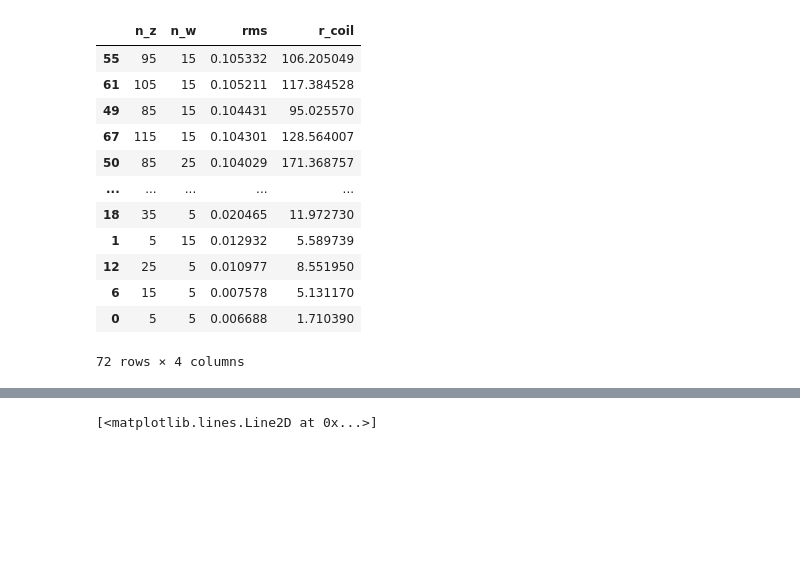
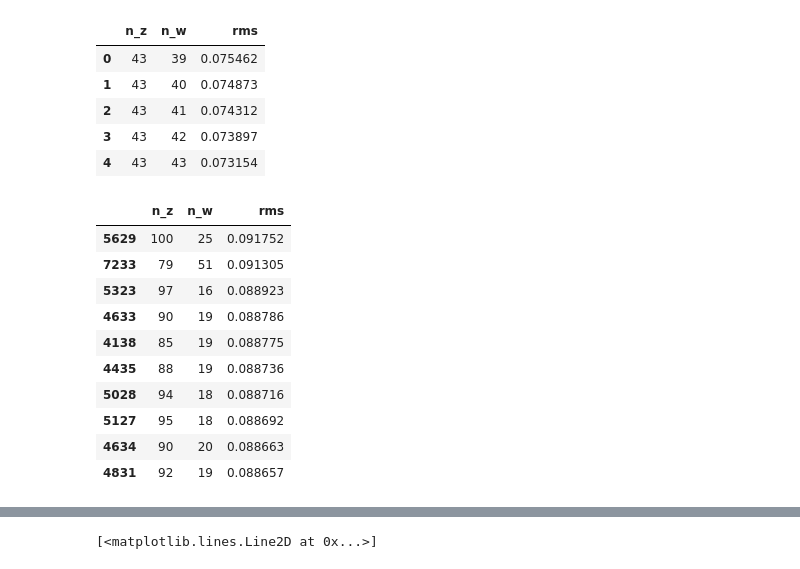
Before and after one commit to mnicstruwig/FlexibleFluxSimulator, a Jupyter notebook: experiments/2020-10-17-Optimization-test.ipynb, the cells around one changed output, grey strips where cells are left out. Drawn from its saved outputs; the diff is of its cells as text; code cells hidden in the pictures; blank space fills up the shorter version.

Commit message:
Iterate on optimization experiment

```diff
--- a/experiments/2020-10-17-Optimization-test.ipynb
+++ b/experiments/2020-10-17-Optimization-test.ipynb
@@ -241,16 +344,24 @@ df.head()
+# %%
+df_1c1m = pq.read_table('1c1m_test_optimization.parquet').to_pandas()
+df_2c1m = pq.read_table('2c1m_test_optimization.parquet').to_pandas()
+# %% [output]
+|  | n_z | n_w | rms |
+| 0 | 43 | 39 | 0.075462 |
+| 1 | 43 | 40 | 0.074873 |
+| 2 | 43 | 41 | 0.074312 |
+| 3 | 43 | 42 | 0.073897 |
+| 4 | 43 | 43 | 0.073154 |
 # %%
-df.sort_values(by='rms', ascending=False)
+df_1c1m.sort_values(by='rms', ascending=False).head(10)
 # %% [output]
-|  | n_z | n_w | rms | r_coil |
-| 55 | 95 | 15 | 0.105332 | 106.205049 |
-| 61 | 105 | 15 | 0.105211 | 117.384528 |
-| 49 | 85 | 15 | 0.104431 | 95.025570 |
-| 67 | 115 | 15 | 0.104301 | 128.564007 |
-| 50 | 85 | 25 | 0.104029 | 171.368757 |
-| ... | ... | ... | ... | ... |
-| 18 | 35 | 5 | 0.020465 | 11.972730 |
-| 1 | 5 | 15 | 0.012932 | 5.589739 |
-| 12 | 25 | 5 | 0.010977 | 8.551950 |
-| 6 | 15 | 5 | 0.007578 | 5.131170 |
-| 0 | 5 | 5 | 0.006688 | 1.710390 |
+|  | n_z | n_w | rms |
+| 5629 | 100 | 25 | 0.091752 |
+| 7233 | 79 | 51 | 0.091305 |
+| 5323 | 97 | 16 | 0.088923 |
+| 4633 | 90 | 19 | 0.088786 |
+| 4138 | 85 | 19 | 0.088775 |
+| 4435 | 88 | 19 | 0.088736 |
+| 5028 | 94 | 18 | 0.088716 |
+| 5127 | 95 | 18 | 0.088692 |
+| 4634 | 90 | 20 | 0.088663 |
+| 4831 | 92 | 19 | 0.088657 |
-72 rows × 4 columns
```
Also changed, not shown: parts of 29 cells of this notebook, 4 other files.
